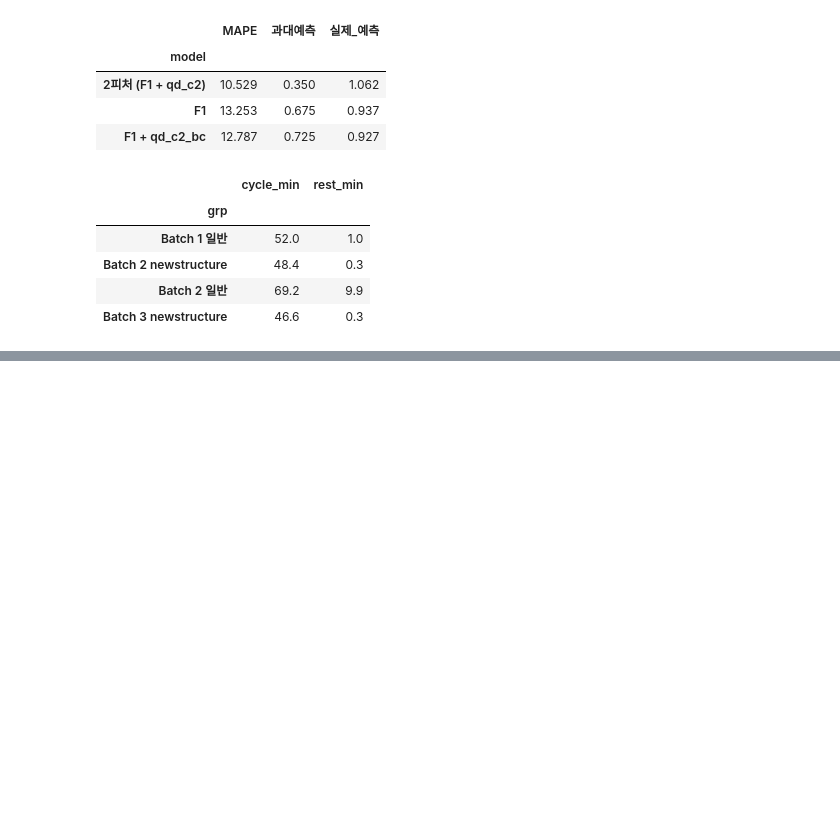
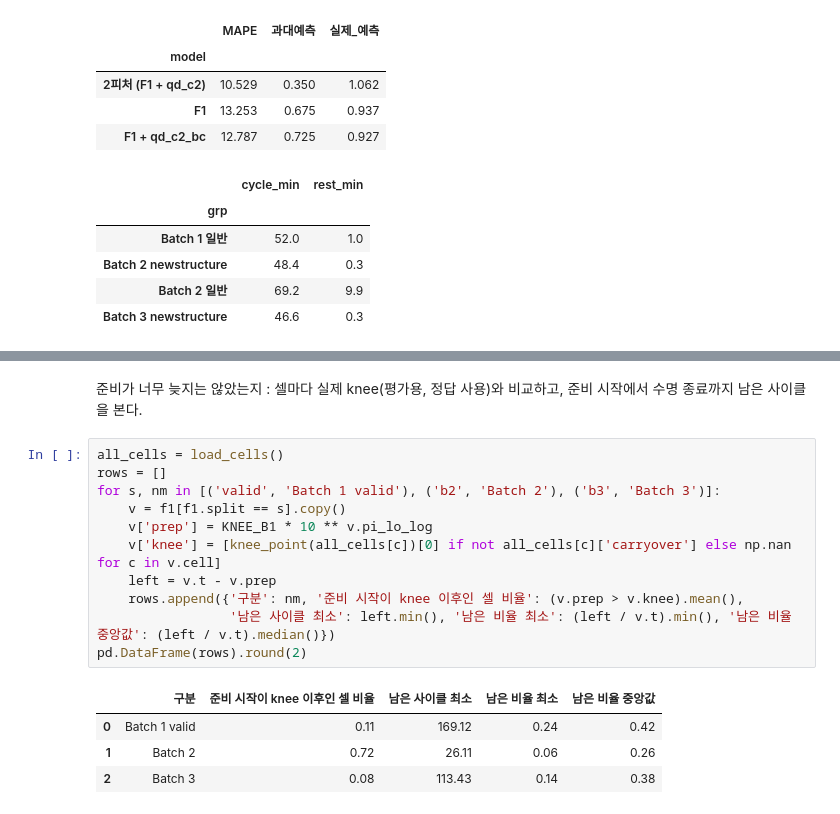
Before and after one commit to 97-99-02/ess-battery-project, a Jupyter notebook: notebooks/03_modeling.ipynb, the cells around one changed output, grey strips where cells are left out. Saved outputs shown, nothing was run; the diff lists cells and outputs as text; blank space fills up the shorter version.

```diff
--- a/notebooks/03_modeling.ipynb
+++ b/notebooks/03_modeling.ipynb
@@ -356,0 +370,18 @@ pd.DataFrame(rows).round(2)
+# %% [markdown]
+준비가 너무 늦지는 않았는지 : 셀마다 실제 knee(평가용, 정답 사용)와 비교하고, 준비 시작에서 수명 종료까지 남은 사이클을 본다.
+# %%
+all_cells = load_cells()
+rows = []
+for s, nm in [('valid', 'Batch 1 valid'), ('b2', 'Batch 2'), ('b3', 'Batch 3')]:
+    v = f1[f1.split == s].copy()
+    v['prep'] = KNEE_B1 * 10 ** v.pi_lo_log
+    v['knee'] = [knee_point(all_cells[c])[0] if not all_cells[c]['carryover'] else np.nan for c in v.cell]
+    left = v.t - v.prep
+    rows.append({'구분': nm, '준비 시작이 knee 이후인 셀 비율': (v.prep > v.knee).mean(),
+                 '남은 사이클 최소': left.min(), '남은 비율 최소': (left / v.t).min(), '남은 비율 중앙값': (left / v.t).median()})
+pd.DataFrame(rows).round(2)
+# %% [output]
+|  | 구분 | 준비 시작이 knee 이후인 셀 비율 | 남은 사이클 최소 | 남은 비율 최소 | 남은 비율 중앙값 |
+| 0 | Batch 1 valid | 0.11 | 169.12 | 0.24 | 0.42 |
+| 1 | Batch 2 | 0.72 | 26.11 | 0.06 | 0.26 |
+| 2 | Batch 3 | 0.08 | 113.43 | 0.14 | 0.38 |
```
Also changed, not shown: parts of 3 cells of this notebook, 1 other file.
